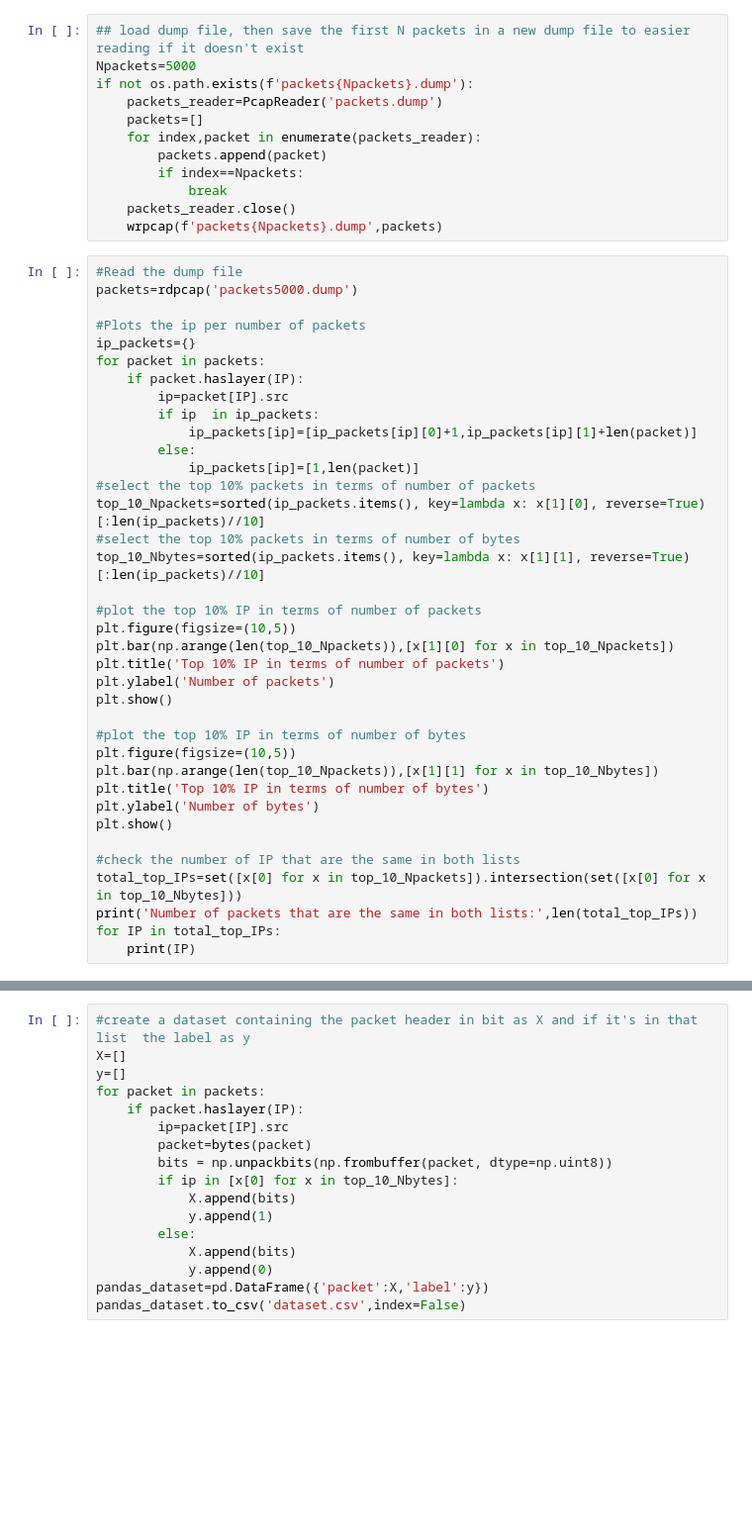
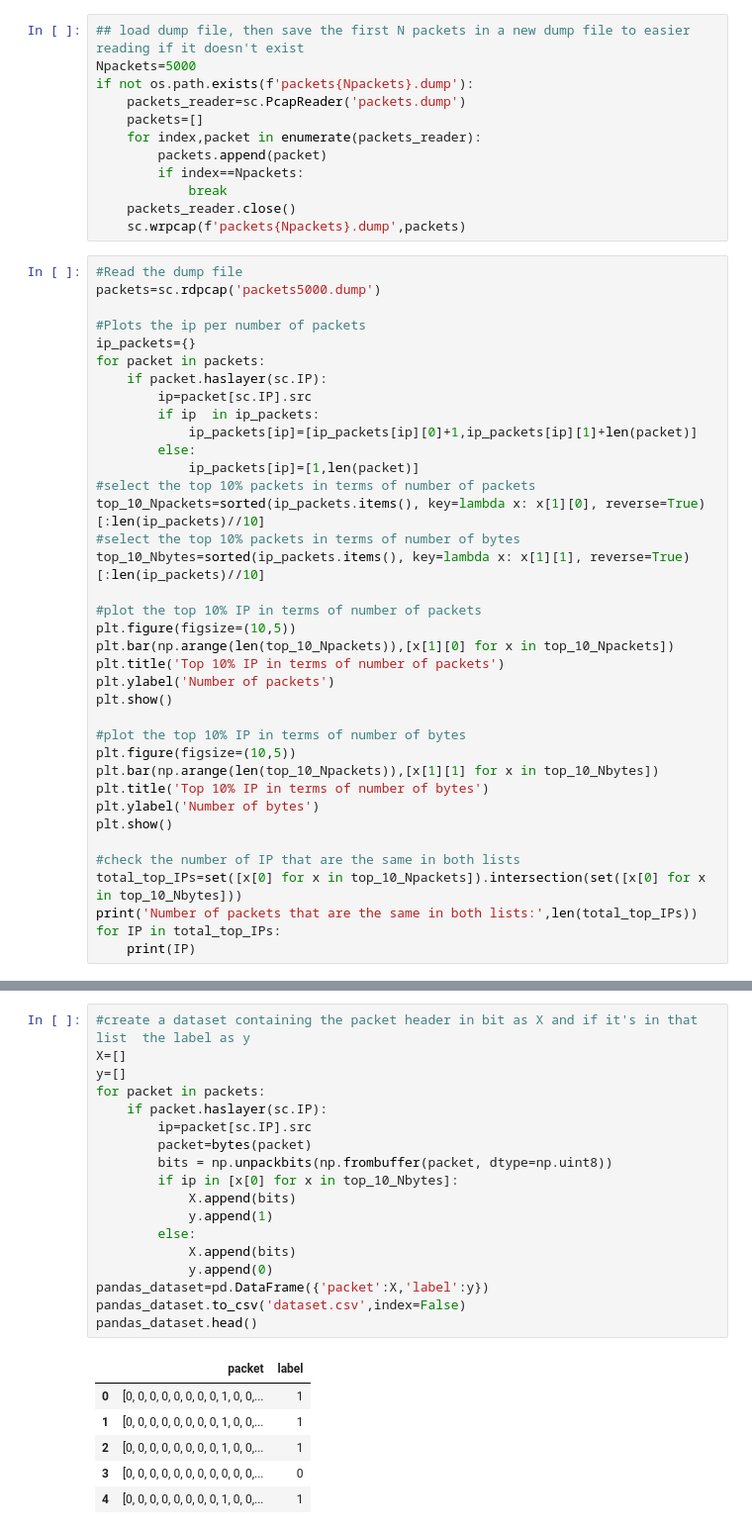
Before and after one commit to ghosciro/Tirocinio, a Jupyter notebook: packet_reader.ipynb, the cells around one changed output, grey strips where cells are left out. Shown at 99% size. Saved outputs shown, nothing was run; the diff lists cells and outputs as text; blank space fills up the shorter version.

```diff
--- a/packet_reader.ipynb
+++ b/packet_reader.ipynb
@@ -8,23 +11,23 @@ import pandas as pd
 ## load dump file, then save the first N packets in a new dump file to easier reading if it doesn't exist
 Npackets=5000
 if not os.path.exists(f'packets{Npackets}.dump'):
-    packets_reader=PcapReader('packets.dump')
+    packets_reader=sc.PcapReader('packets.dump')
     packets=[]
     for index,packet in enumerate(packets_reader):
         packets.append(packet)
         if index==Npackets:
             break
     packets_reader.close()
-    wrpcap(f'packets{Npackets}.dump',packets)
+    sc.wrpcap(f'packets{Npackets}.dump',packets)
 # %%
 #Read the dump file
-packets=rdpcap('packets5000.dump')
+packets=sc.rdpcap('packets5000.dump')
 
 #Plots the ip per number of packets
 ip_packets={}
 for packet in packets:
-    if packet.haslayer(IP):
-        ip=packet[IP].src
+    if packet.haslayer(sc.IP):
+        ip=packet[sc.IP].src
         if ip  in ip_packets:
             ip_packets[ip]=[ip_packets[ip][0]+1,ip_packets[ip][1]+len(packet)]
         else:
@@ -76,17 +79,25 @@ Number of packets that are the same in both lists: 68
 # %%
 #create a dataset containing the packet header in bit as X and if it's in that list  the label as y
 X=[]
 y=[]
 for packet in packets:
-    if packet.haslayer(IP):
-        ip=packet[IP].src
+    if packet.haslayer(sc.IP):
+        ip=packet[sc.IP].src
         packet=bytes(packet)
         bits = np.unpackbits(np.frombuffer(packet, dtype=np.uint8))
         if ip in [x[0] for x in top_10_Nbytes]:
             X.append(bits)
             y.append(1)
         else:
             X.append(bits)
             y.append(0)
 pandas_dataset=pd.DataFrame({'packet':X,'label':y})
 pandas_dataset.to_csv('dataset.csv',index=False)
+pandas_dataset.head()
+# %% [output]
+|  | packet | label |
+| 0 | [0, 0, 0, 0, 0, 0, 0, 0, 1, 0, 0,... | 1 |
+| 1 | [0, 0, 0, 0, 0, 0, 0, 0, 1, 0, 0,... | 1 |
+| 2 | [0, 0, 0, 0, 0, 0, 0, 0, 1, 0, 0,... | 1 |
+| 3 | [0, 0, 0, 0, 0, 0, 0, 0, 0, 0, 0,... | 0 |
+| 4 | [0, 0, 0, 0, 0, 0, 0, 0, 1, 0, 0,... | 1 |
```
Also changed, not shown: parts of 2 cells of this notebook, 1 other file.
